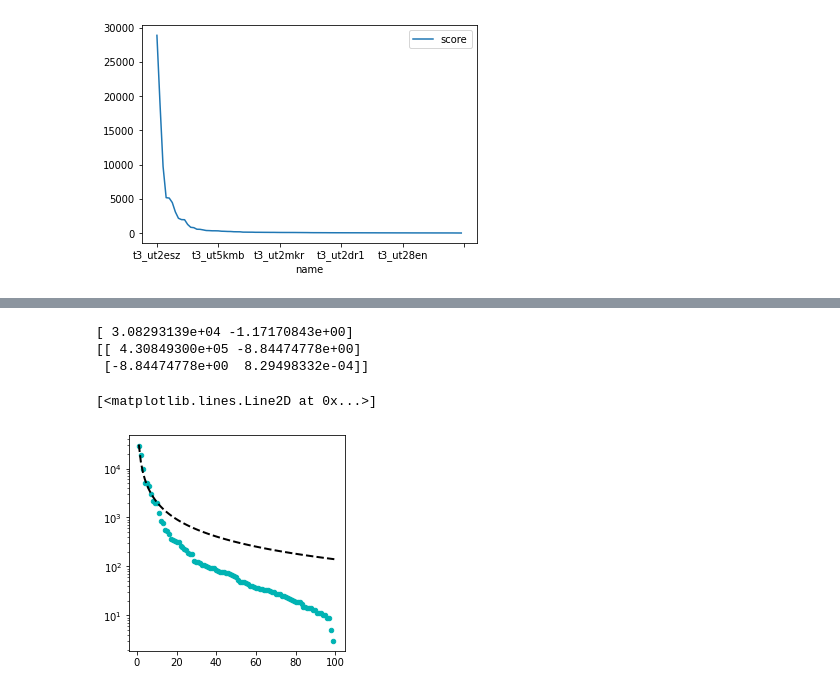
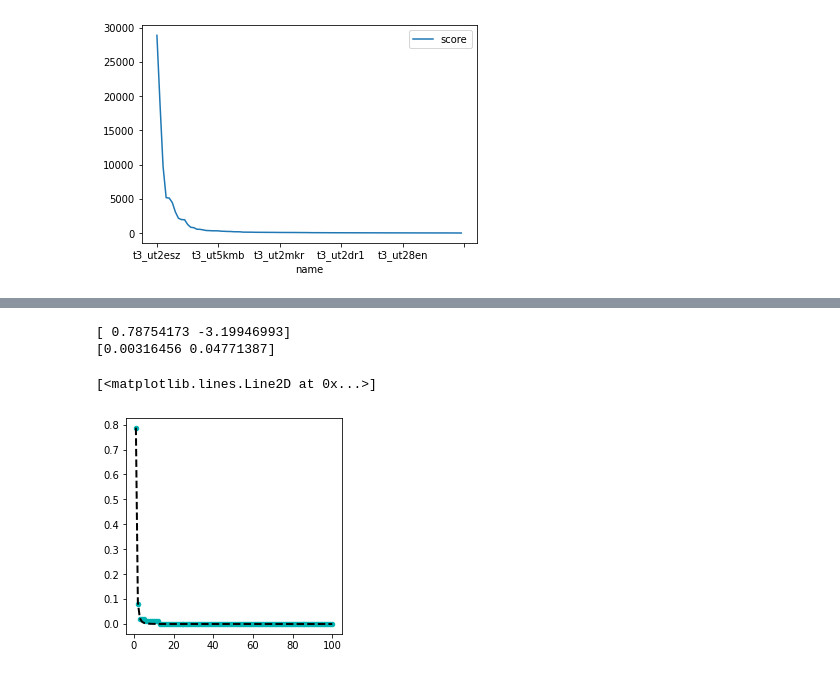
Before and after one commit to fedeb95/memes, a Jupyter notebook: Untitled.ipynb, the cells around one changed output, grey strips where cells are left out. Cells and saved outputs as stored; diff of their text form; code cells hidden in the pictures.

```diff
--- a/Untitled.ipynb
+++ b/Untitled.ipynb
@@ -49,0 +63,3 @@ last.plot('name','score')
+# %%
+# count how many posts gain that percentage
+counts = diff.value_counts(bins=100, normalize=True)
@@ -60,16 +92,21 @@ func = power_law
+# %%
+func = power_law
+p0 = [1, -1] # exponential, power law
+#p0 = [1]
+#p0 = [1., 0., 1.] # gauss
 # %%
 # Prepare data for fitting
-tmp_data = last['score']
+tmp_data = counts #diff #last['score']
+tmp_data[tmp_data == 0] = 1e-18
 x_data = [i for i in range(1, len(tmp_data)+1)]
 x_data = np.float64(x_data)
 y_data = tmp_data.astype(np.float64).to_numpy()
+# Fit the data
+pars, cov = curve_fit(f=func, xdata=x_data, ydata=y_data, p0=p0, bounds=(-np.inf, np.inf))
+# Get the standard deviations of the parameters (square roots of the # diagonal of the covariance)
+stdevs = np.sqrt(np.diag(cov))# Calculate the residuals
+print(pars)
+print(stdevs)
+# %% [output]
+[ 0.78754173 -3.19946993]
+[0.00316456 0.04771387]
-# %%
-# Fit the data
-pars, cov = curve_fit(f=func, xdata=x_data, ydata=y_data, p0=[0, 0], bounds=(-np.inf, np.inf))
-# %%
-print(pars)
-print(cov)
-# %% [output]
-[ 3.08293139e+04 -1.17170843e+00]
-[[ 4.30849300e+05 -8.84474778e+00]
- [-8.84474778e+00  8.29498332e-04]]
@@ -80,15 +113,15 @@ res = y_data - func(x_data, *pars)
 # %%
 fig = plt.figure(figsize=(3, 3))
 ax = fig.add_axes([0, 0, 1, 1])
 # Set the y-axis scaling to logarithmic
-ax.set_yscale('log')
+#ax.set_yscale('log')
 # Set the y-ticks
 #ax.yaxis.set_major_locator(mpl.ticker.LogLocator(base=10.0))# Set the y-axis limits
 #ax.set_ylim(0.1, 1000)
 # Plot the data
 ax.scatter(x_data, y_data, s=20, color='#00b3b3', label='Data')
 # Plot the fit data as an overlay on the scatter data
 ax.plot(x_data, func(x_data, *pars), linestyle='--', linewidth=2, color='black')
 # %% [output]
 [<matplotlib.lines.Line2D at 0x...>]
-[figure, old version]
+[figure, new version]
```
Also changed, not shown: parts of 14 cells of this notebook.
